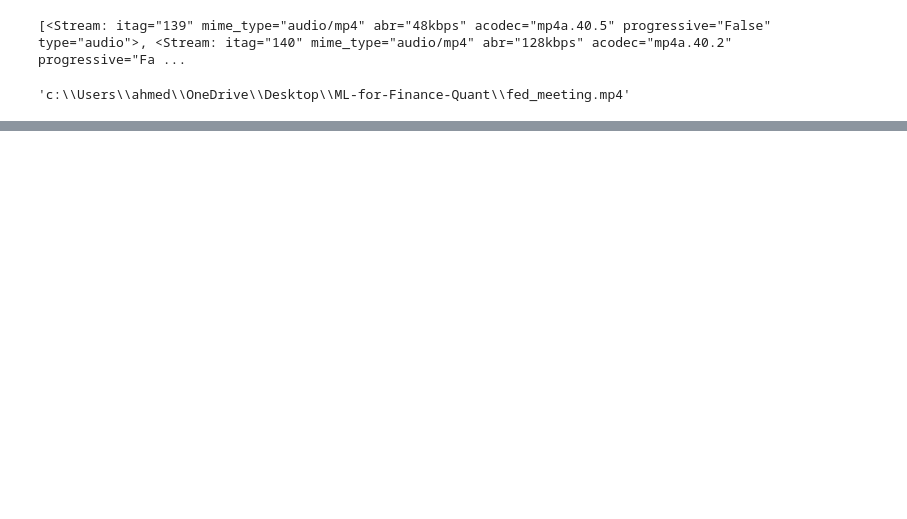
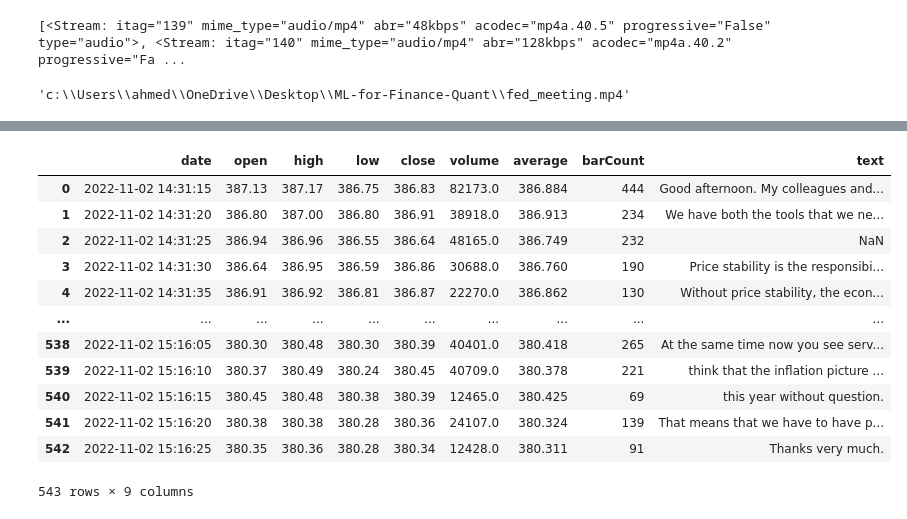
Before and after one commit to riz734/ML-for-Finance-Quant, a Jupyter notebook: Fed Meeting analysis with OpenAI.ipynb, the cells around one changed output, grey strips where cells are left out. Cells and saved outputs as stored; diff of their text form; code cells hidden in the pictures; blank space fills up the shorter version.

```diff
--- a/Fed Meeting analysis with OpenAI.ipynb
+++ b/Fed Meeting analysis with OpenAI.ipynb
@@ -91,0 +141,24 @@ transcribed_text
+# %%
+# adding new column with text spoken during each 5 seconds
+# matching segments of the speech from transcribed_text and their start and end times in seconds,
+
+for segment in transcribed_text['segments']:
+   second = int(segment['start'])
+   second = second - (second % 5)
+   stock_data.loc[second / 5, 'text'] = segment['text']
+
+stock_data
+# %% [output]
+|  | date | open | high | low | close | volume | average | barCount | text |
+| 0 | 2022-11-02 14:31:15 | 387.13 | 387.17 | 386.75 | 386.83 | 82173.0 | 386.884 | 444 | Good afternoon. My colleagues and... |
+| 1 | 2022-11-02 14:31:20 | 386.80 | 387.00 | 386.80 | 386.91 | 38918.0 | 386.913 | 234 | We have both the tools that we ne... |
+| 2 | 2022-11-02 14:31:25 | 386.94 | 386.96 | 386.55 | 386.64 | 48165.0 | 386.749 | 232 | NaN |
+| 3 | 2022-11-02 14:31:30 | 386.64 | 386.95 | 386.59 | 386.86 | 30688.0 | 386.760 | 190 | Price stability is the responsibi... |
+| 4 | 2022-11-02 14:31:35 | 386.91 | 386.92 | 386.81 | 386.87 | 22270.0 | 386.862 | 130 | Without price stability, the econ... |
+| ... | ... | ... | ... | ... | ... | ... | ... | ... | ... |
+| 538 | 2022-11-02 15:16:05 | 380.30 | 380.48 | 380.30 | 380.39 | 40401.0 | 380.418 | 265 | At the same time now you see serv... |
+| 539 | 2022-11-02 15:16:10 | 380.37 | 380.49 | 380.24 | 380.45 | 40709.0 | 380.378 | 221 | think that the inflation picture ... |
+| 540 | 2022-11-02 15:16:15 | 380.45 | 380.48 | 380.38 | 380.39 | 12465.0 | 380.425 | 69 | this year without question. |
+| 541 | 2022-11-02 15:16:20 | 380.38 | 380.38 | 380.28 | 380.36 | 24107.0 | 380.324 | 139 | That means that we have to have p... |
+| 542 | 2022-11-02 15:16:25 | 380.35 | 380.36 | 380.28 | 380.34 | 12428.0 | 380.311 | 91 | Thanks very much. |
+543 rows × 9 columns
```
Also changed, not shown: parts of 11 cells of this notebook, 2 other files.
